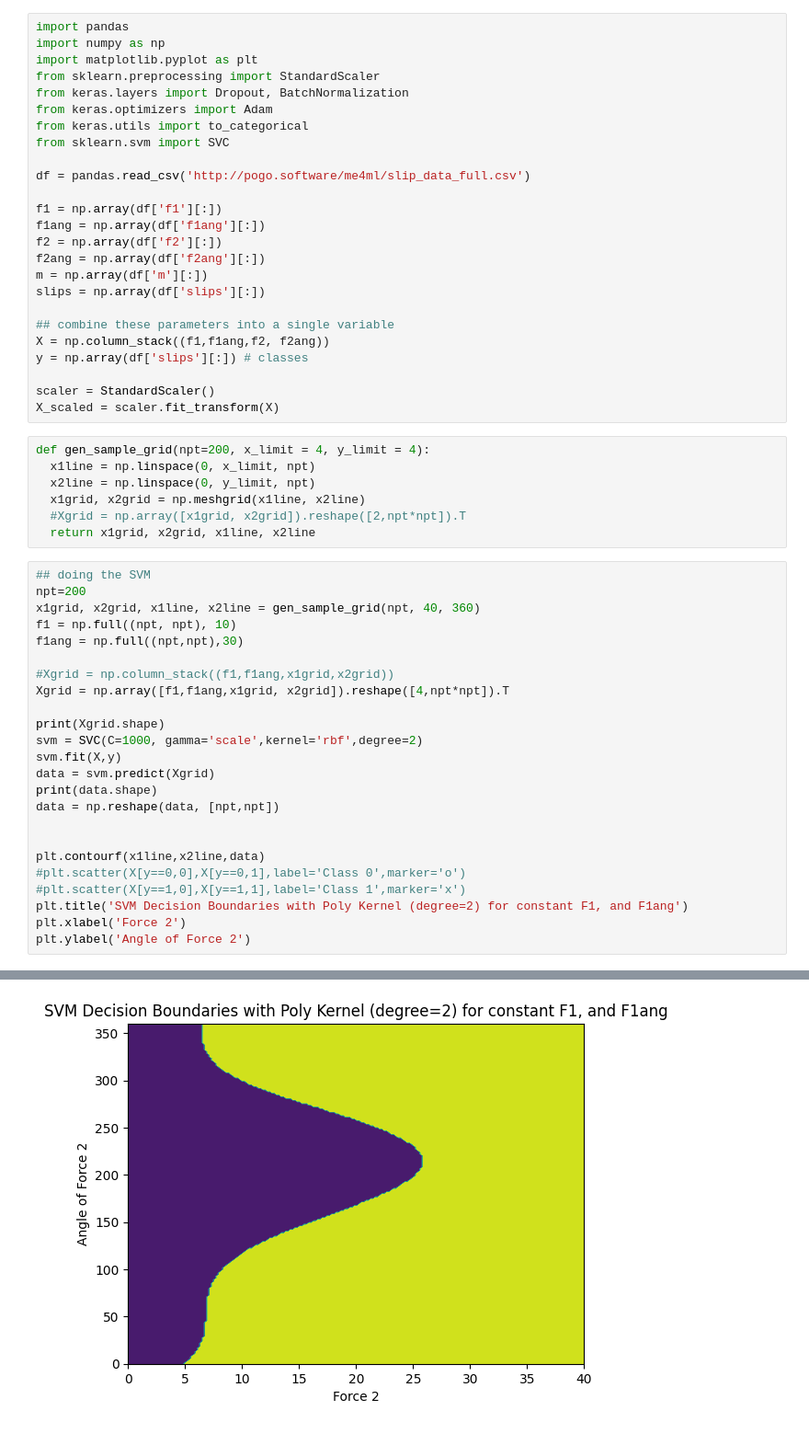
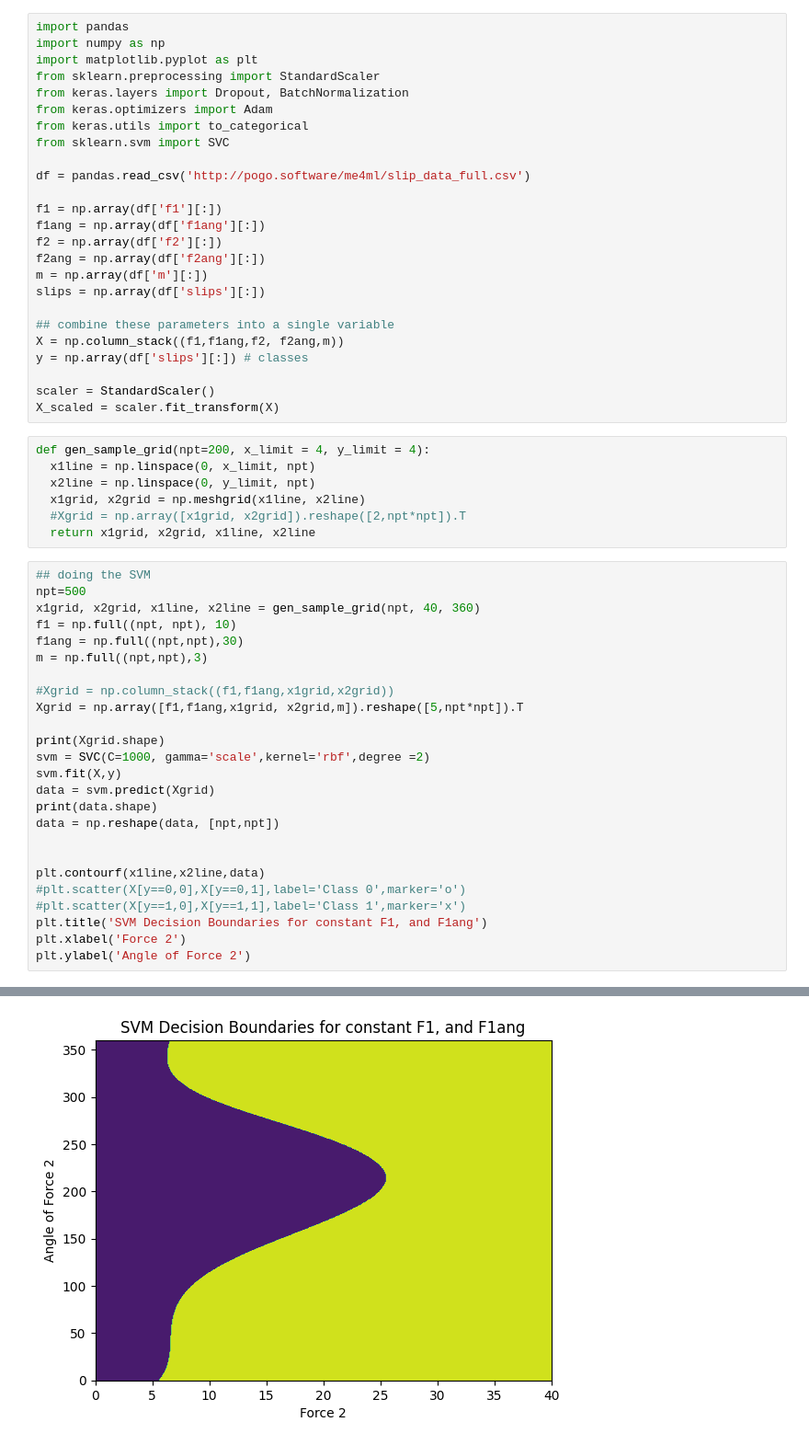
Before and after one commit to Jansenpapworth/Machine-Learning, a Jupyter notebook: Tutorial 10/3d data.ipynb, the cells around one changed output, grey strips where cells are left out. Shown: that part at 92% size. Drawn from its saved outputs; the diff is of its cells as text.

```diff
--- a/Tutorial 10/3d data.ipynb
+++ b/Tutorial 10/3d data.ipynb
@@ -18,7 +18,7 @@ m = np.array(df['m'][:])
 slips = np.array(df['slips'][:])
 
 ## combine these parameters into a single variable
-X = np.column_stack((f1,f1ang,f2, f2ang))
+X = np.column_stack((f1,f1ang,f2, f2ang,m))
 y = np.array(df['slips'][:]) # classes
 
 scaler = StandardScaler()
@@ -32,16 +32,17 @@ def gen_sample_grid(npt=200, x_limit = 4, y_limit = 4):
   return x1grid, x2grid, x1line, x2line
 # %%
 ## doing the SVM
-npt=200
+npt=500
 x1grid, x2grid, x1line, x2line = gen_sample_grid(npt, 40, 360)
 f1 = np.full((npt, npt), 10)
 f1ang = np.full((npt,npt),30)
+m = np.full((npt,npt),3)
 
 #Xgrid = np.column_stack((f1,f1ang,x1grid,x2grid))
-Xgrid = np.array([f1,f1ang,x1grid, x2grid]).reshape([4,npt*npt]).T
+Xgrid = np.array([f1,f1ang,x1grid, x2grid,m]).reshape([5,npt*npt]).T
 
 print(Xgrid.shape)
-svm = SVC(C=1000, gamma='scale',kernel='rbf',degree=2)
+svm = SVC(C=1000, gamma='scale',kernel='rbf',degree =2)
 svm.fit(X,y)
 data = svm.predict(Xgrid)
 print(data.shape)
@@ -51,7 +52,7 @@ data = np.reshape(data, [npt,npt])
 plt.contourf(x1line,x2line,data)
 #plt.scatter(X[y==0,0],X[y==0,1],label='Class 0',marker='o')
 #plt.scatter(X[y==1,0],X[y==1,1],label='Class 1',marker='x')
-plt.title('SVM Decision Boundaries with Poly Kernel (degree=2) for constant F1, and F1ang')
+plt.title('SVM Decision Boundaries for constant F1, and F1ang')
 plt.xlabel('Force 2')
 plt.ylabel('Angle of Force 2')
 # %% [output]
@@ -60,2 +61,2 @@ plt.ylabel('Angle of Force 2')
 Text(0, 0.5, 'Angle of Force 2')
-[figure, old version]
+[figure, new version]
```
Also changed, not shown: parts of 1 cell of this notebook, 5 other files.
